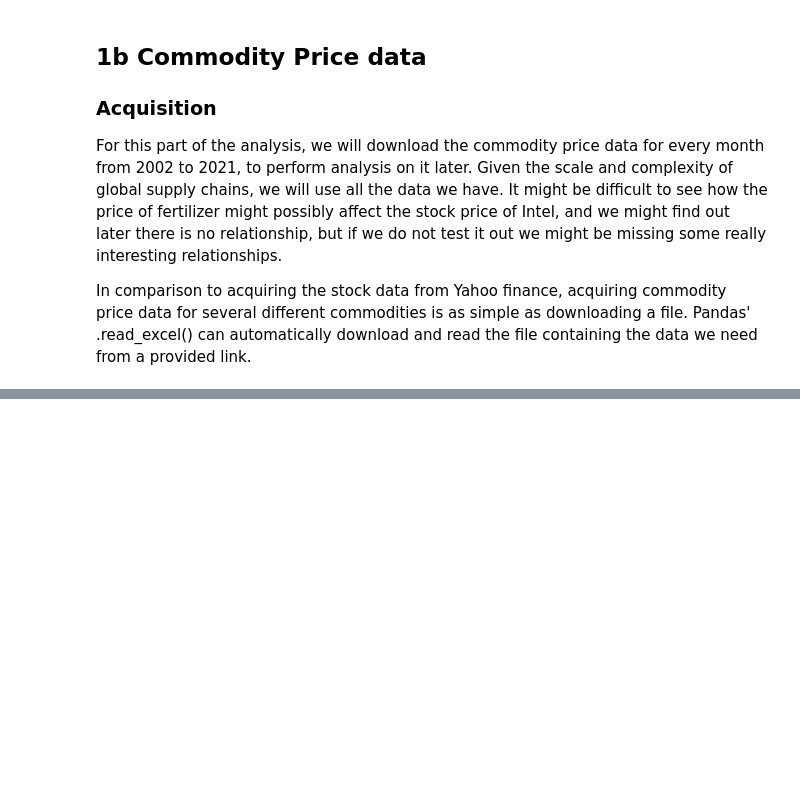
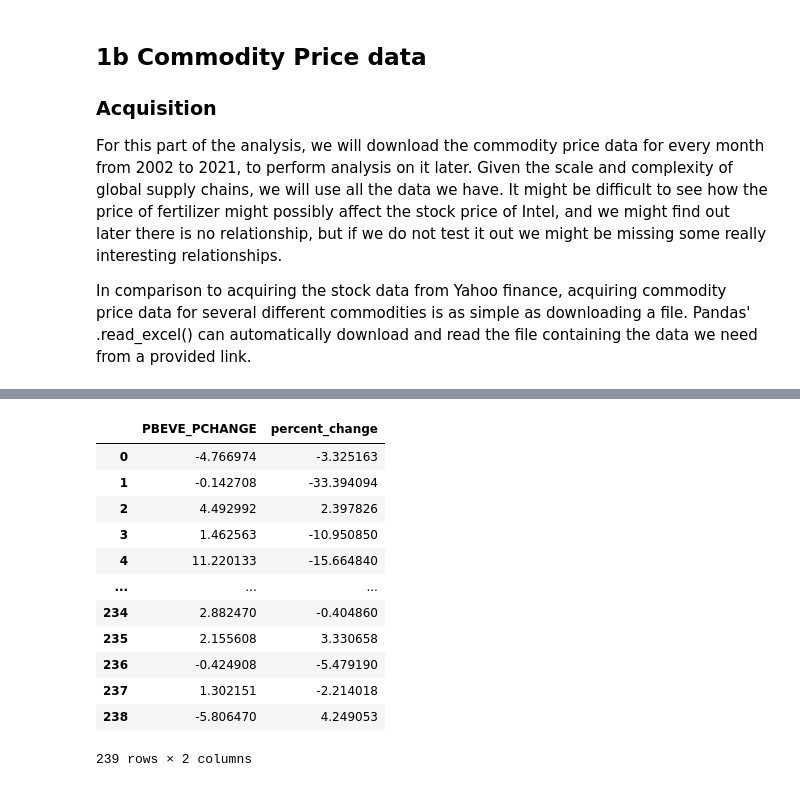
Before and after one commit to alanelbert/final_cmsc320, a Jupyter notebook: final.ipynb, the cells around one changed output, grey strips where cells are left out. Saved outputs shown, nothing was run; the diff lists cells and outputs as text; code cells hidden in the pictures; blank space fills up the shorter version.

```diff
--- a/final.ipynb
+++ b/final.ipynb
@@ -493,0 +646,37 @@ Now, we have gotten our commodity data formatted into
+# %%
+def prepare_plot_comm(commodity):
+
+    # Gets just the columns we need to plot
+    temp = commdata.drop(commdata.columns.difference(['Date'] + [commodity + '_PCHANGE']), 1)
+
+
+
+
+    intdata = dfs['INTC']
+
+    # Inner joining the two DFs
+    merged = pd.merge(temp, intdata , on='Date')
+
+    # Some of the commodity data has NaN values, so we're just going to remove
+    merged.dropna(inplace=True)
+
+    return merged.drop(columns='Date')
+
+
+
+
+prepare_plot_comm('PBEVE')
+# %% [output]
+|  | PBEVE_PCHANGE | percent_change |
+| 0 | -4.766974 | -3.325163 |
+| 1 | -0.142708 | -33.394094 |
+| 2 | 4.492992 | 2.397826 |
+| 3 | 1.462563 | -10.950850 |
+| 4 | 11.220133 | -15.664840 |
+| ... | ... | ... |
+| 234 | 2.882470 | -0.404860 |
+| 235 | 2.155608 | 3.330658 |
+| 236 | -0.424908 | -5.479190 |
+| 237 | 1.302151 | -2.214018 |
+| 238 | -5.806470 | 4.249053 |
+239 rows × 2 columns
```
Also changed, not shown: parts of 22 cells of this notebook, 2 other files.
